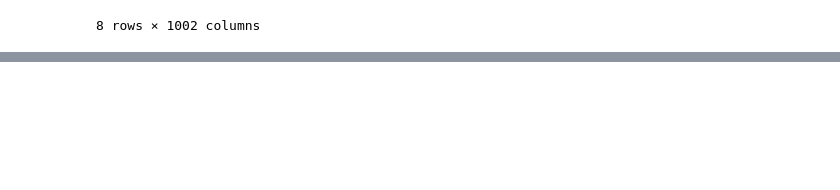
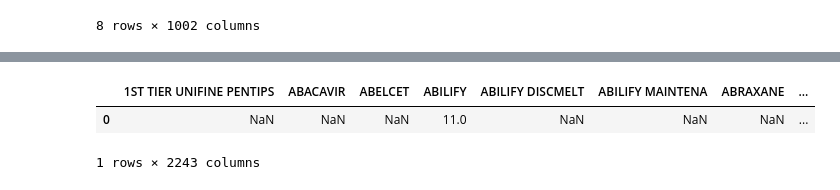
Before and after one commit to ChrisBoomhower/Pharma_Lab1, a Jupyter notebook: Analysis/Data/ExploringPharmaDrData.ipynb, the cells around one changed output, grey strips where cells are left out. Saved outputs shown, nothing was run; the diff lists cells and outputs as text; code cells hidden in the pictures; blank space fills up the shorter version.

```diff
--- a/Analysis/Data/ExploringPharmaDrData.ipynb
+++ b/Analysis/Data/ExploringPharmaDrData.ipynb
@@ -176,0 +237,30 @@ df.describe()
+# %%
+%%time
+
+from ipywidgets import FloatProgress
+from IPython.display import display
+f = FloatProgress(min=0, max=100)
+display(f)
+
+import numpy as np
+dfs = []
+for i, record in enumerate(d):
+    f.value = 100*i/num_records
+    for key, value in record.items():
+        if 'cms_prescription_counts' in key:
+            #print(key, value)
+            #print(type(value))
+            s = pd.Series(value)
+            df = s.to_frame().T
+            df = df.rename(index={0: i})
+            df = pd.concat([df,pd.DataFrame(columns=col_names)])
+            #if set(df.columns).issubset(col_names):
+             #   print('yes')
+            #for c in col_names:
+             #   if c not in df:
+             #       df[c] = np.nan
+            dfs.append(df)
+            #for key_base, value_base in value.items():
+            #    print(key_base, value_base)
+            #print("\n\n")
+dfs[0]
@@ -176,0 +269,6 @@ df.describe()
+# %%
+dfs[0]
+# %% [output]
+|  | 1ST TIER UNIFINE PENTIPS | ABACAVIR | ABELCET | ABILIFY | ABILIFY DISCMELT | ABILIFY MAINTENA | ABRAXANE | ... |
+| 0 | NaN | NaN | NaN | 11.0 | NaN | NaN | NaN | ... |
+1 rows × 2243 columns
```
Also changed, not shown: parts of 15 cells of this notebook.
